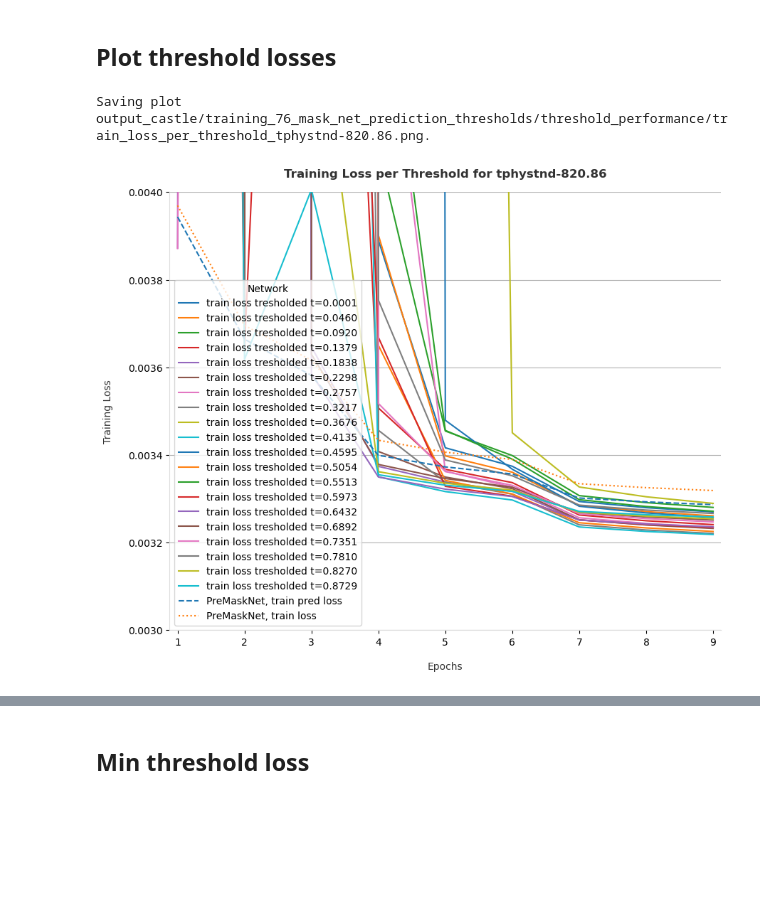
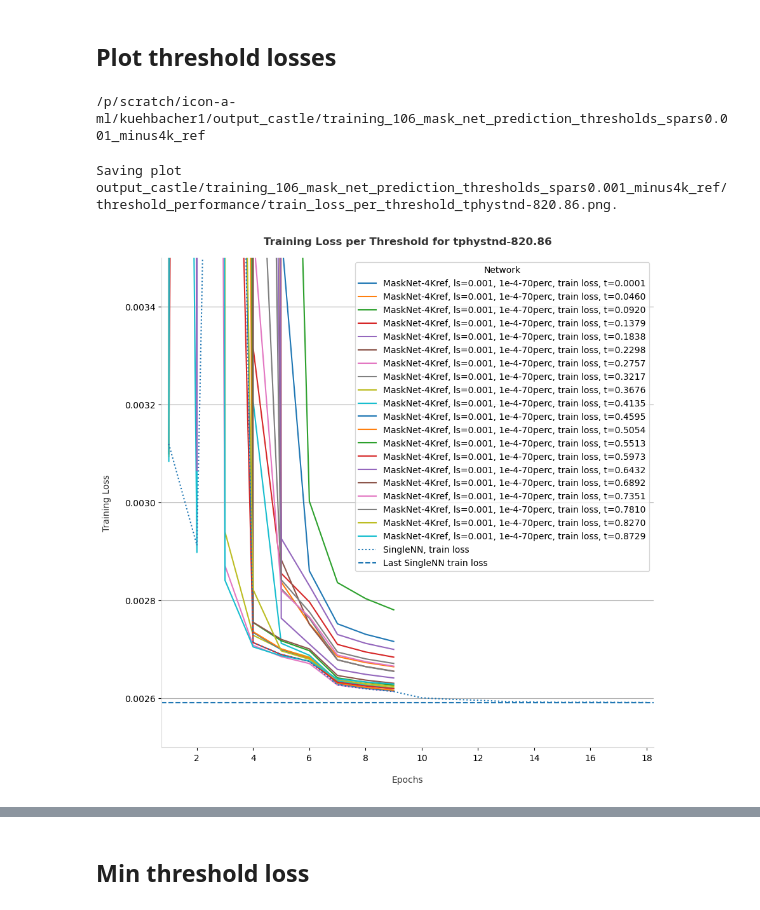
Before and after one commit to EyringMLClimateGroup/kuehbacher24ICMLA_PCMasking, a Jupyter notebook: notebooks_castle_offline_evaluation/evaluate_mask_net_threshold_prediction_performance.ipynb, the cells around one changed output, grey strips where cells are left out. Saved outputs shown, nothing was run; the diff lists cells and outputs as text; code cells hidden in the pictures; blank space fills up the shorter version.

```diff
--- a/notebooks_castle_offline_evaluation/evaluate_mask_net_threshold_prediction_performance.ipynb
+++ b/notebooks_castle_offline_evaluation/evaluate_mask_net_threshold_prediction_performance.ipynb
@@ -113,7 +184,7 @@ def plot_per_threshold(var_name, val=True, ymin=0., ymax=0.1):
         val_loss_per_threshold[t] = metric['val_loss']
 
     plt.close()
-    fig, ax = plt.subplots(figsize=(10, 8))
+    fig, ax = plt.subplots(figsize=(10, 10))
 
     max_epochs = 18
 
@@ -121,24 +192,26 @@ def plot_per_threshold(var_name, val=True, ymin=0., ymax=0.1):
         plot_threshold_loss = val_loss_per_threshold
         train_val = "validation"
 
-        comp_pred_loss = perf_comp_dict[var_name]['val_prediction_loss']
+        # comp_pred_loss = perf_comp_dict[var_name]['val_prediction_loss']
         comp_loss = perf_comp_dict[var_name]['val_loss']
     else:
         plot_threshold_loss = loss_per_threshold
         train_val = "train"
 
-        comp_pred_loss = perf_comp_dict[var_name]['prediction_loss']
+        # comp_pred_loss = perf_comp_dict[var_name]['prediction_loss']
         comp_loss = perf_comp_dict[var_name]['loss']
 
 
     for t, values in plot_threshold_loss.items():
-        sns.lineplot(x=range(1, len(values)+1), y=values, label=f"{train_val} loss tresholded t={t:.4f}", ax=ax)
+        sns.lineplot(x=range(1, len(values)+1), y=values, label=f"{parse_label(base_dir)}, {train_val} loss, t={t:.4f}", ax=ax)
 
     # comp_pred_loss = perf_comp_dict[var_name][train_val]['epoch_prediction_loss']
     # comp_loss = perf_comp_dict[var_name][train_val]['epoch_loss']
 
-    sns.lineplot(x=range(1, len(comp_pred_loss)+1), y=comp_pred_loss, label=f"PreMaskNet, {train_val} pred loss", linestyle="dashed", ax=ax)
-    sns.lineplot(x=range(1, len(comp_loss)+1), y=comp_loss, label=f"PreMaskNet, {train_val} loss", linestyle="dotted", ax=ax)
+    # sns.lineplot(x=range(1, len(comp_pred_loss)+1), y=comp_pred_loss, label=f"PreMaskNet, {train_val} pred loss", linestyle="dashed", ax=ax)
+    sns.lineplot(x=range(1, len(comp_loss)+1), y=comp_loss, label=f"SingleNN, {train_val} loss", linestyle="dotted", ax=ax)
+    ax.axhline(y=comp_loss[-1],  ls='dashed', label=f"Last SingleNN {train_val} loss")
+
 
     # Axis formatting.
     ax.spines['top'].set_visible(False)
@@ -157,7 +230,7 @@ def plot_per_threshold(var_name, val=True, ymin=0., ymax=0.1):
     # ax.set_xticks(range(max_epochs))
     # ax.set_xticklabels(range(max_epochs))
 
-    ax.legend(title='Network', loc="lower left") #bbox_to_anchor=(1.01, 0.9))
+    ax.legend(title='Network', loc="upper right") #bbox_to_anchor=(1.01, 0.9))
 
     ax.set_xlabel('Epochs', labelpad=15, color='#333333')
     ax.set_ylabel('Training Loss', labelpad=15, color='#333333')
@@ -174,11 +247,18 @@ def plot_per_threshold(var_name, val=True, ymin=0., ymax=0.1):
     print(f'\nSaving plot {Path(*Path(os.path.join(save_dir, save_png)).parts[-4:])}.')
 
     plt.show()
+# %%
+print(base_dir)
+# %% [output]
+/p/scratch/icon-a-ml/kuehbacher1/output_castle/training_106_mask_net_prediction_thresholds_spars0.001_minus4k_ref
 # %%
 variable = "tphystnd-820.86"
 # %%
-plot_per_threshold(variable, val=False, ymin=0.003, ymax=0.004)
+variable = "tphystnd-820.86"
+# ref 0.003-0.004
+# +4k ymin=0.0036, ymax=0.0046
+plot_per_threshold(variable, val=False, ymin=0.0025, ymax=0.0035)
 # %% [output]
-Saving plot output_castle/training_76_mask_net_prediction_thresholds/threshold_performance/train_loss_per_threshold_tphystnd-820.86.png.
+Saving plot output_castle/training_106_mask_net_prediction_thresholds_spars0.001_minus4k_ref/threshold_performance/train_loss_per_threshold_tphystnd-820.86.png.
-[figure, old version]
+[figure, new version]
 # %%
```
Also changed, not shown: parts of 20 cells of this notebook, 8 other files.
